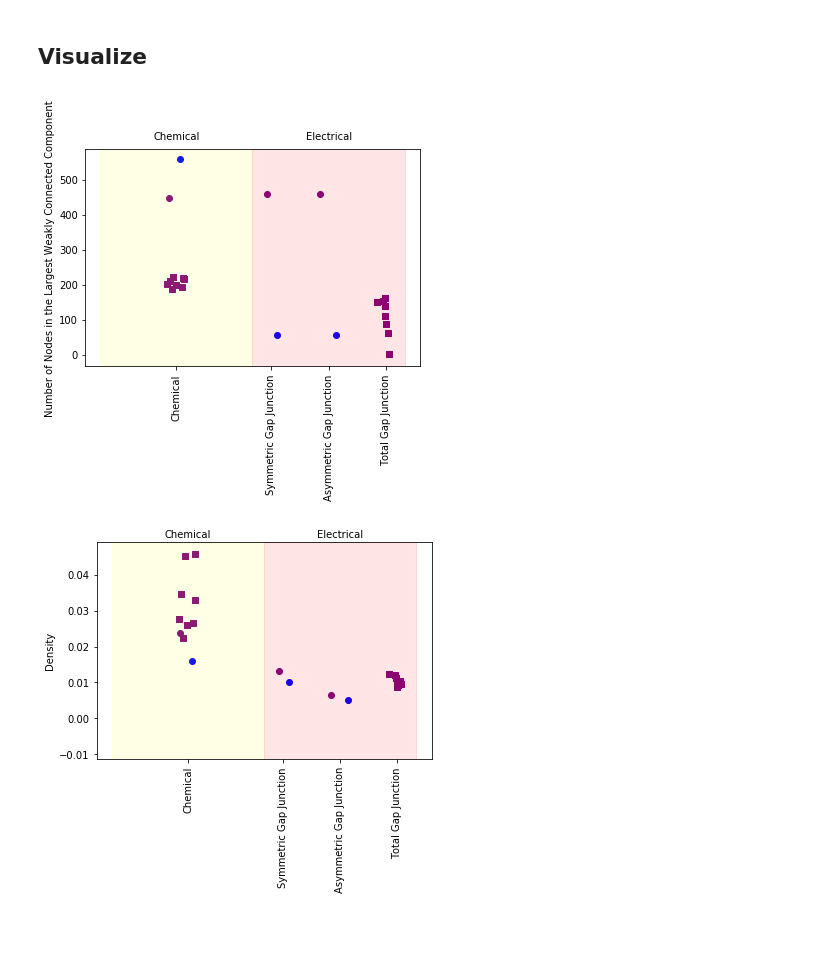
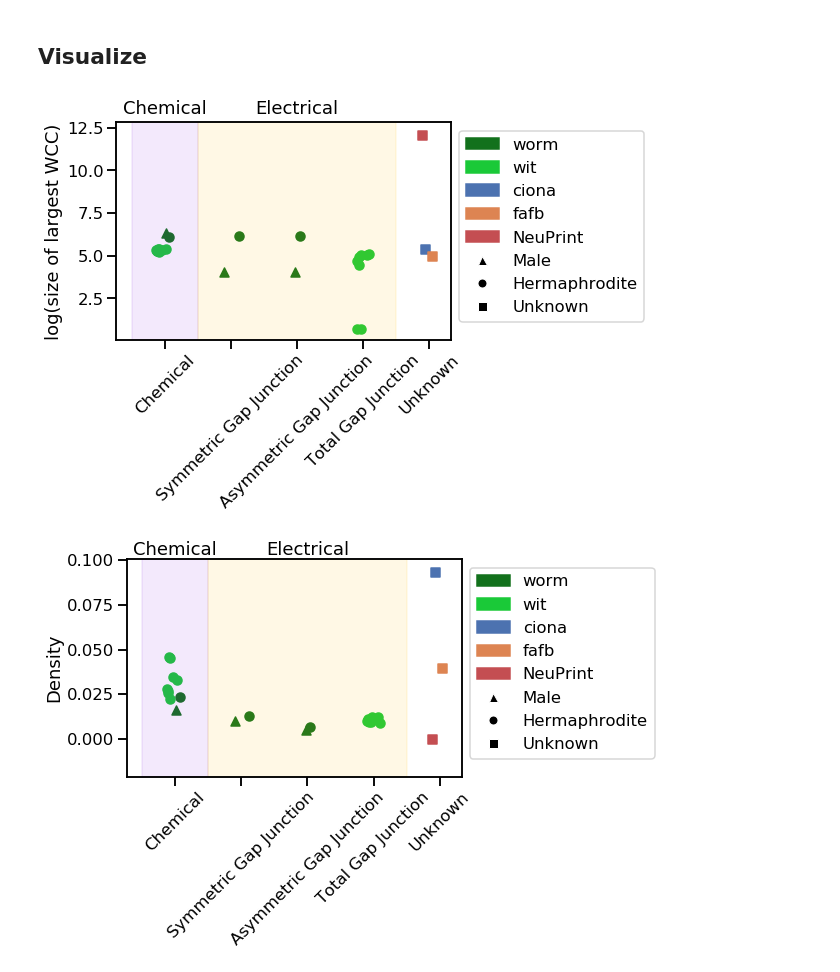
Before and after one commit to neurodata/connectocross, a Jupyter notebook: Graph Stats.ipynb, the cells around one changed output. Cells and saved outputs as stored; diff of their text form; code cells hidden in the pictures; blank space fills up the shorter version.

Commit message:
complete figures (except for sexes and synapse-types of non-elegans)

```diff
--- a/Graph Stats.ipynb
+++ b/Graph Stats.ipynb
@@ -22,3 +21,19 @@ worm_synadj = worm_graphs[8:-6]
+# %%
+worm_graphs = load_worm()
+wit_graphs = load_wit()
+worm_connectomes = worm_graphs[-6:]
+worm_contactomes = worm_graphs[:2]
+worm_cellclass_omes = worm_graphs[2:8]
+worm_synadj = worm_graphs[8:-6]
+
+script_dir = os.getcwd()
+base_path = os.path.join(script_dir, "json_connectomes")
+ciona_path = os.path.join(base_path, "ciona.json")
+fafb_path = os.path.join(base_path, "fafb.json")
+neuPrint_path = os.path.join(base_path, "neuPrint_graphs.json")
+ciona_graph, _, _, _ = GraphIO.load(ciona_path)
+fafb_graph, _, _, _ = GraphIO.load(fafb_path)
+neuPrint_graph, _, _, _ = GraphIO.load(neuPrint_path)
 # %% [markdown]
 ## Obtain Graph Statistics and Metadata
 # %%
@@ -93,51 +114,55 @@ synapse_type = np.array(synapse_type)
 # %% [markdown]
 ## Visualize
 # %%
-syntypes = ["Chemical", "Symmetric Gap Junction", "Asymmetric Gap Junction", "Total Gap Junction"]
-syntype_pos = [0, 1.25, 2., 2.75]
+syntypes = ["Chemical", "Symmetric Gap Junction", "Asymmetric Gap Junction", "Total Gap Junction", "Unknown"]
+graph_origins = ["worm", "wit", "ciona", "fafb", "NeuPrint"]
+syntype_pos = [float(i) for i, _ in enumerate(syntypes)]
 syntype2pos = {syntype:i for i, syntype in zip(syntype_pos, syntypes)}
 syn_pos = np.array([syntype2pos[syntype] for syntype in synapse_type])
 syn_pos += 0.25*(np.random.rand(syn_pos.shape[0]) - 0.5) #adding jitter
-sexes = ["Male", "Hermaphrodite"]
-sex2color = {"Male":'b', "Hermaphrodite":'purple'}
-sex_colors = [sex2color[isex] for isex in sex]
+sexes = ["Male", "Hermaphrodite", "Unknown"]
+sex2shape = {"Male":"^", "Hermaphrodite":"o", "Unknown":"s"}
+graph2color = {"ciona":palette[0], "fafb":palette[1], "worm":dark_palette[2], "wit":bright_palette[2], "NeuPrint":palette[3]}
+graph2patch = {}
+for g_origin in graph_origins:
+    graph2patch[g_origin] = ptch.Patch(color=graph2color[g_origin], label=g_origin)
+sex2patch = {}
+for isex in sexes:
+    sex2patch[isex] = Line2D([0], [0], marker=sex2shape[isex], color="w", markerfacecolor="k", label=isex)
 
 def vis_stat(stat, stat_name):
     fig_max = np.max(stat)
+    sns.set_context('talk')
     fig = plt.figure()
     ax = plt.gca()
     plt.hold=True
     for isex in sexes:
-        plt.scatter(syn_pos[np.logical_and(sex==isex, graph_origin=="worm")],
-                    stat[np.logical_and(sex==isex, graph_origin=="worm")],
-                    c=sex2color[isex],
-                    label=isex+", worm wiring",
-                    marker='o')
-        plt.scatter(syn_pos[np.logical_and(sex==isex, graph_origin=="wit")],
-                    stat[np.logical_and(sex==isex, graph_origin=="wit")],
-                    c=sex2color[isex],
-                    label=isex+", witvilet",
-                    marker='s')
+        for g_origin in graph_origins:
+            mask = np.logical_and(sex==isex, graph_origin==g_origin)
+            plt.scatter(syn_pos[mask],
+                        stat[mask],
+                        c=np.array([graph2color[g_origin]]),
+                        label=g_origin,
+                        marker=sex2shape[isex])
     plt.text(syntype_pos[0], 1.1*fig_max, "Chemical", ha="center")
     plt.text(syntype_pos[2], 1.1*fig_max, "Electrical", ha="center")
     plt.hold=False
     plt.ylabel(stat_name)
     ax.xaxis.set_ticks(syntype_pos)
-    ax.xaxis.set_ticklabels(syntypes, rotation=90)
-    fill_width = 2
-    ax.axvspan(syntype_pos[0]-fill_width/2, syntype_pos[0]+fill_width/2, color="yellow", alpha=0.1)
-    ax.axvspan(syntype_pos[2]-fill_width/2, syntype_pos[2]+fill_width/2, color="red", alpha=0.1)
-    #plt.legend(loc='best', ncol=2)
+    ax.xaxis.set_ticklabels(syntypes, rotation=45)
+    fill_width = 1
+    ax.axvspan(syntype_pos[0]-fill_width/2, syntype_pos[0]+fill_width/2, color=bright_palette[4], alpha=0.1)
+    ax.axvspan(syntype_pos[1]-fill_width/2, syntype_pos[3]+fill_width/2, color=bright_palette[8], alpha=0.1)
+    handles = [graph2patch[g_origin] for g_origin in graph_origins]+[sex2patch[isex] for isex in sexes]
+    plt.legend(handles=handles, bbox_to_anchor=(1,1))
     return fig
 
-fig = vis_stat(lcc_size, "Number of Nodes in the Largest Weakly Connected Component")
-fig.savefig("num_nodes.png", bbox_inches="tight")
-fig = vis_stat(density, "Density")
-fig.savefig("density.png", bbox_inches="tight")
-fig = vis_stat(num_strong, "Number of Strongly Connected Components")
-fig.savefig("num_strong.png", bbox_inches="tight")
-fig = vis_stat(num_weak, "Number of Weakly Connected Components")
-fig.savefig("num_weak.png", bbox_inches="tight")
+vis_stat(np.log(lcc_size), "log(size of largest WCC)")
+vis_stat(density, "Density")
+vis_stat(np.log(num_strong), "log(# of SCCs)")
+vis_stat(np.log(num_weak), "log(# of WCCs)")
+vis_stat(np.log(max_in_degree), "log(max in-degree)")
+_ = vis_stat(np.log(max_out_degree), "log(max out-degree)")
 # %% [output]
-[figure, old version]
+[figure, new version]
-[figure, old version]
+[figure, new version]
```
Also changed, not shown: parts of 18 cells of this notebook, 8 other files.
